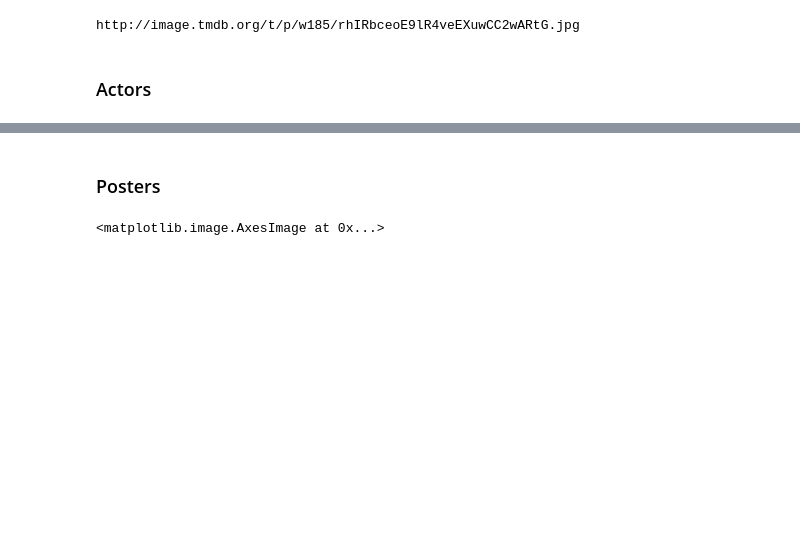
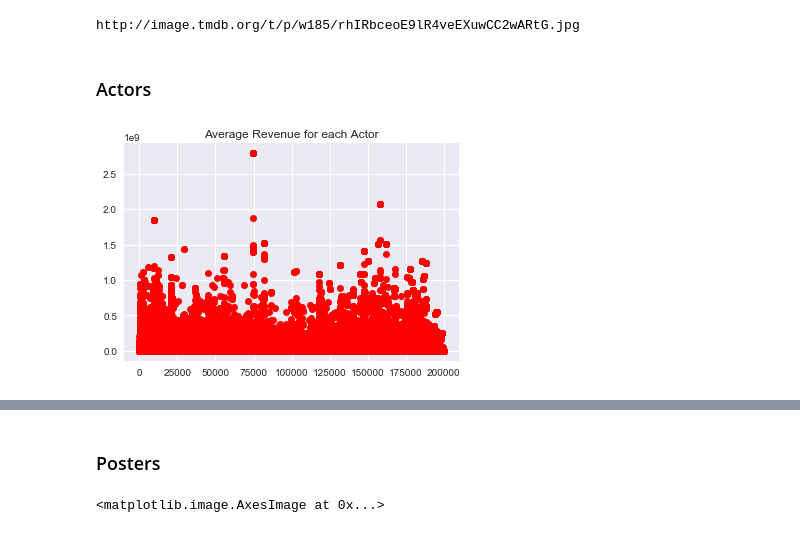
Before and after one commit to christian7137/MovieDataset, a Jupyter notebook: MovieNB_1.ipynb, the cells around one changed output, grey strips where cells are left out. Cells and saved outputs as stored; diff of their text form; code cells hidden in the pictures; blank space fills up the shorter version.

```diff
--- a/MovieNB_1.ipynb
+++ b/MovieNB_1.ipynb
@@ -226,15 +239,16 @@ None
 # %%
-#actors_df = pd.read_csv('./data/actors.csv')
-#actors_df = actors_df.set_index('actors')
+actors_df = pd.read_csv('./data/actors.csv')
 x = []
 for i in range(0,actors_df.shape[0]):
     x.append(i)
 rev = actors_df['average_revenue']
 mov = actors_df['number_of_movies']
 rev_sh = actors_df['average_revenue (shifted)']
 plt.plot(x,rev, 'ro')
 plt.title("Average Revenue for each Actor")
 plt.show()
+# %% [output]
+[figure, added]
 # %%
 plt.plot(x,mov, 'ro')
 plt.title("Number of Movies per Actor")
```
Also changed, not shown: parts of 16 cells of this notebook.
